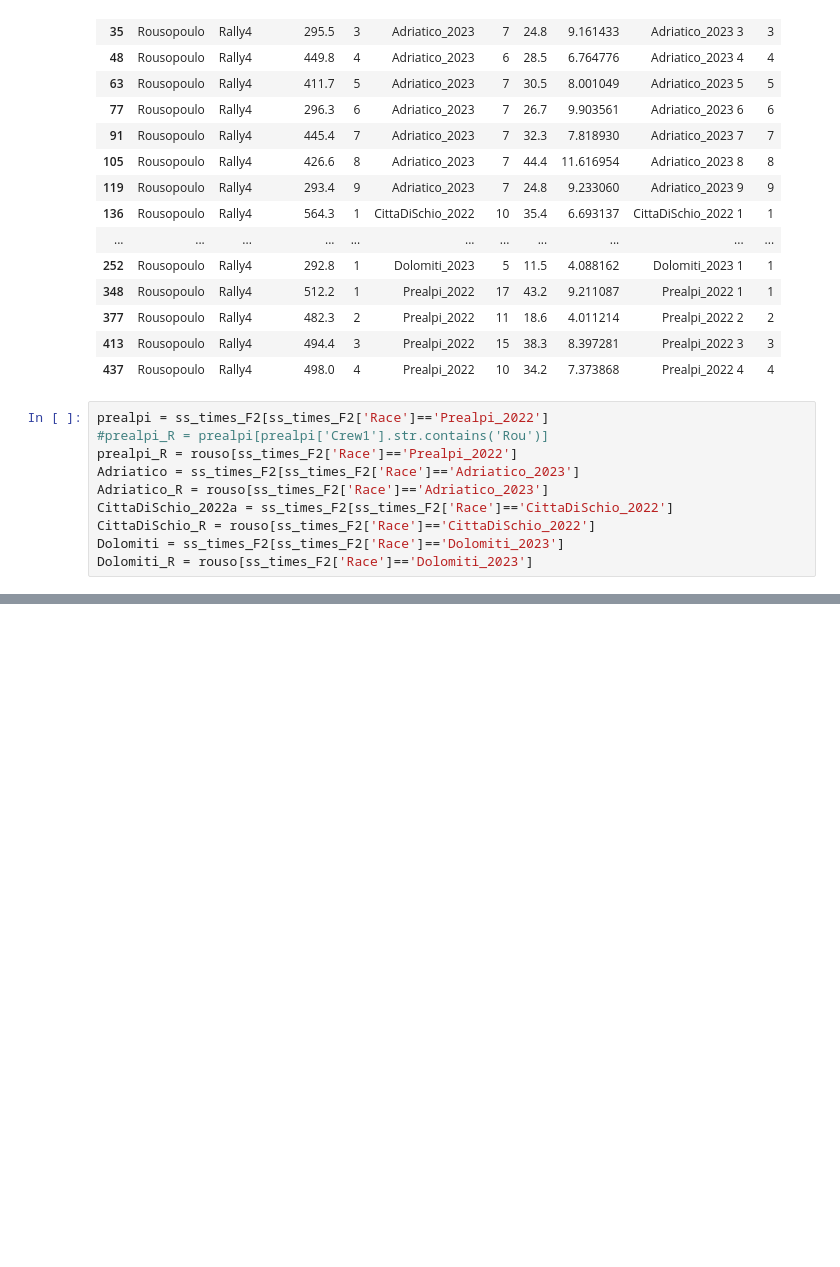
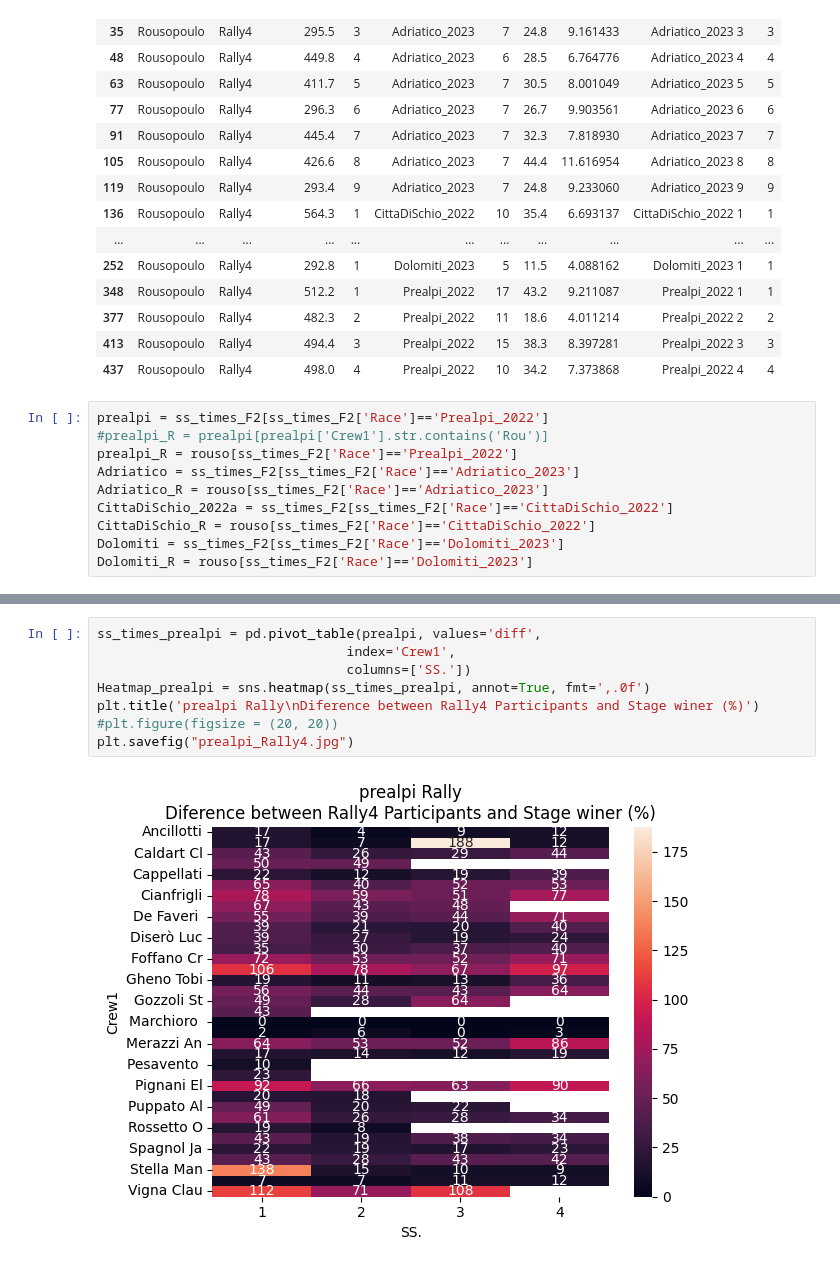
Before and after one commit to teneatis/results2023, a Jupyter notebook: otherRallies/Rousopoulos/Rousopoulos_Difference_byRally.ipynb, the cells around one changed output, grey strips where cells are left out. Drawn from its saved outputs; the diff is of its cells as text; blank space fills up the shorter version.

```diff
--- a/otherRallies/Rousopoulos/Rousopoulos_Difference_byRally.ipynb
+++ b/otherRallies/Rousopoulos/Rousopoulos_Difference_byRally.ipynb
@@ -194,0 +230,10 @@ plt.savefig("Adriatico.jpg")
+# %%
+ss_times_prealpi = pd.pivot_table(prealpi, values='diff',
+                                index='Crew1',
+                                columns=['SS.'])
+Heatmap_prealpi = sns.heatmap(ss_times_prealpi, annot=True, fmt=',.0f')
+plt.title('prealpi Rally\nDiference between Rally4 Participants and Stage winer (%)')
+#plt.figure(figsize = (20, 20))
+plt.savefig("prealpi_Rally4.jpg")
+# %% [output]
+[figure, added]
```
Also changed, not shown: parts of 12 cells of this notebook, 10 other files.
